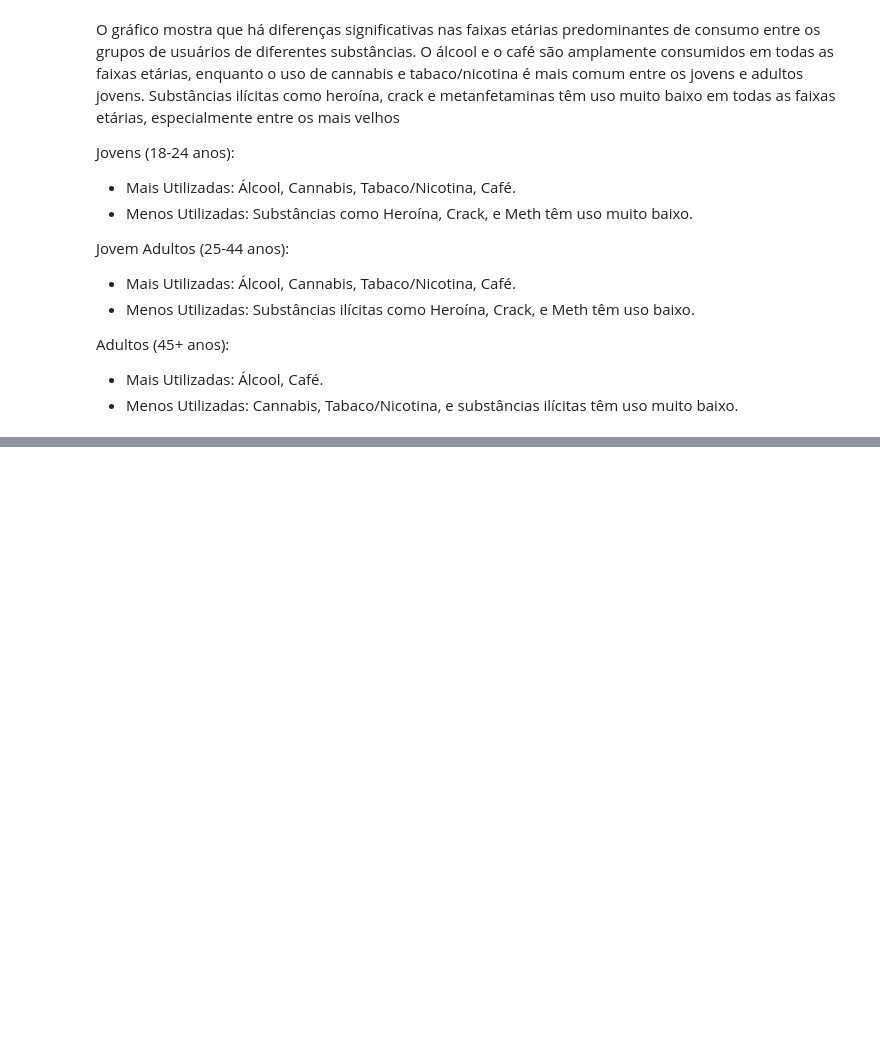
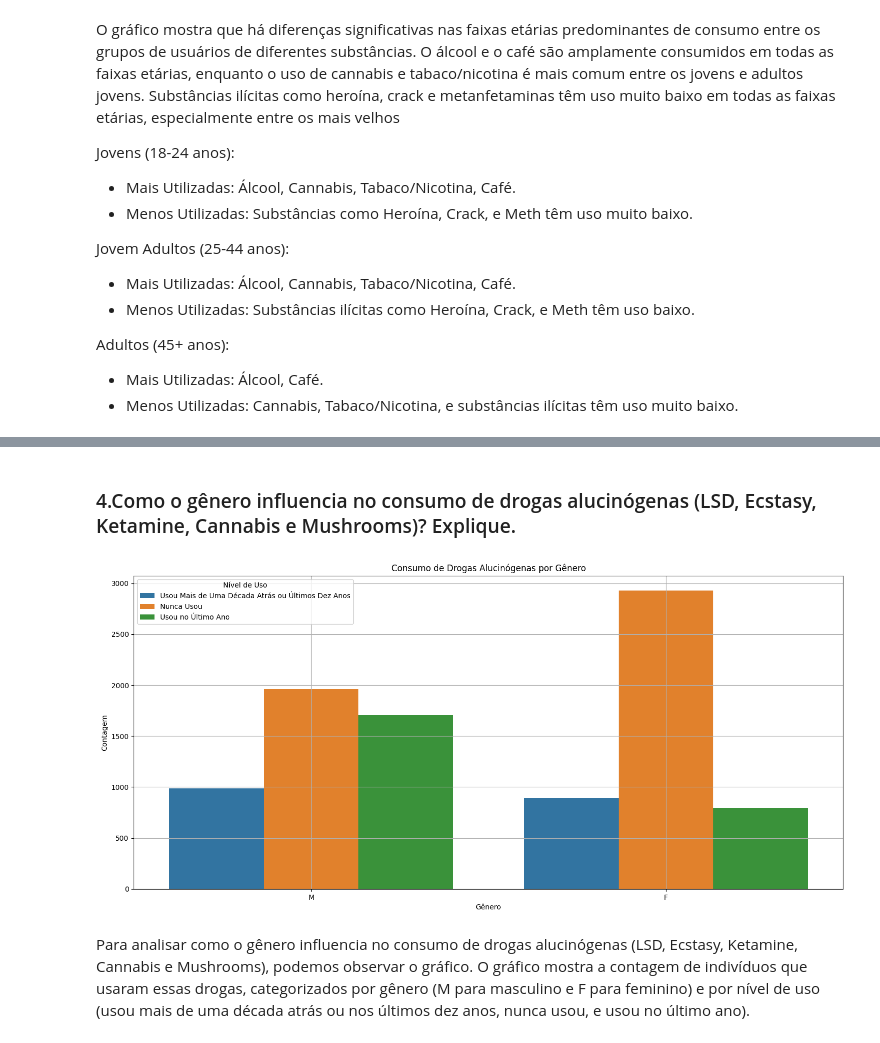
Before and after one commit to caefleury/desafio-ieee-cis, a Jupyter notebook: drugs.ipynb, the cells around one changed output, grey strips where cells are left out. Cells and saved outputs as stored; diff of their text form; code cells hidden in the pictures; blank space fills up the shorter version.

```diff
--- a/drugs.ipynb
+++ b/drugs.ipynb
@@ -191,0 +260,31 @@ Adultos (45+ anos):
+# %% [markdown]
+### 4.Como o gênero influencia no consumo de drogas alucinógenas (LSD, Ecstasy, Ketamine, Cannabis e Mushrooms)? Explique.
+# %%
+mapeamento_uso = {
+    'CL0': 'Nunca Usou',
+    'CL1': 'Usou Mais de Uma Década Atrás ou Últimos Dez Anos',
+    'CL2': 'Usou Mais de Uma Década Atrás ou Últimos Dez Anos',
+    'CL3': 'Usou no Último Ano',
+    'CL4': 'Usou no Último Ano',
+    'CL5': 'Usou no Último Ano',
+    'CL6': 'Usou no Último Ano'
+}
+
+drogas_alucinogenas = ['LSD', 'Ecstasy', 'Ketamine', 'Cannabis', 'Mushrooms']
+for droga in drogas_alucinogenas:
+    df_drugs[droga] = df_drugs[droga].replace(mapeamento_uso)
+
+df_melted = df_drugs.melt(id_vars=['Age', 'Gender'], value_vars=drogas_alucinogenas, var_name='droga', value_name='uso')
+
+plt.figure(figsize=(18, 8))
+sns.countplot(x='Gender', hue='uso', data=df_melted)
+plt.title('Consumo de Drogas Alucinógenas por Gênero')
+plt.xlabel('Gênero')
+plt.ylabel('Contagem')
+plt.legend(title='Nível de Uso')
+plt.grid(True)
+plt.show()
+# %% [output]
+[figure, added]
+# %% [markdown]
+Para analisar como o gênero influencia no consumo de drogas alucinógenas (LSD, Ecstasy, Ketamine, Cannabis e Mushrooms), podemos observar o gráfico. O gráfico mostra a contagem de indivíduos que usaram essas drogas, categorizados por gênero (M para masculino e F para feminino) e por nível de uso (usou mais de uma década atrás ou nos últimos dez anos, nunca usou, e usou no último ano).
```
Also changed, not shown: parts of 12 cells of this notebook, 1 other file.
